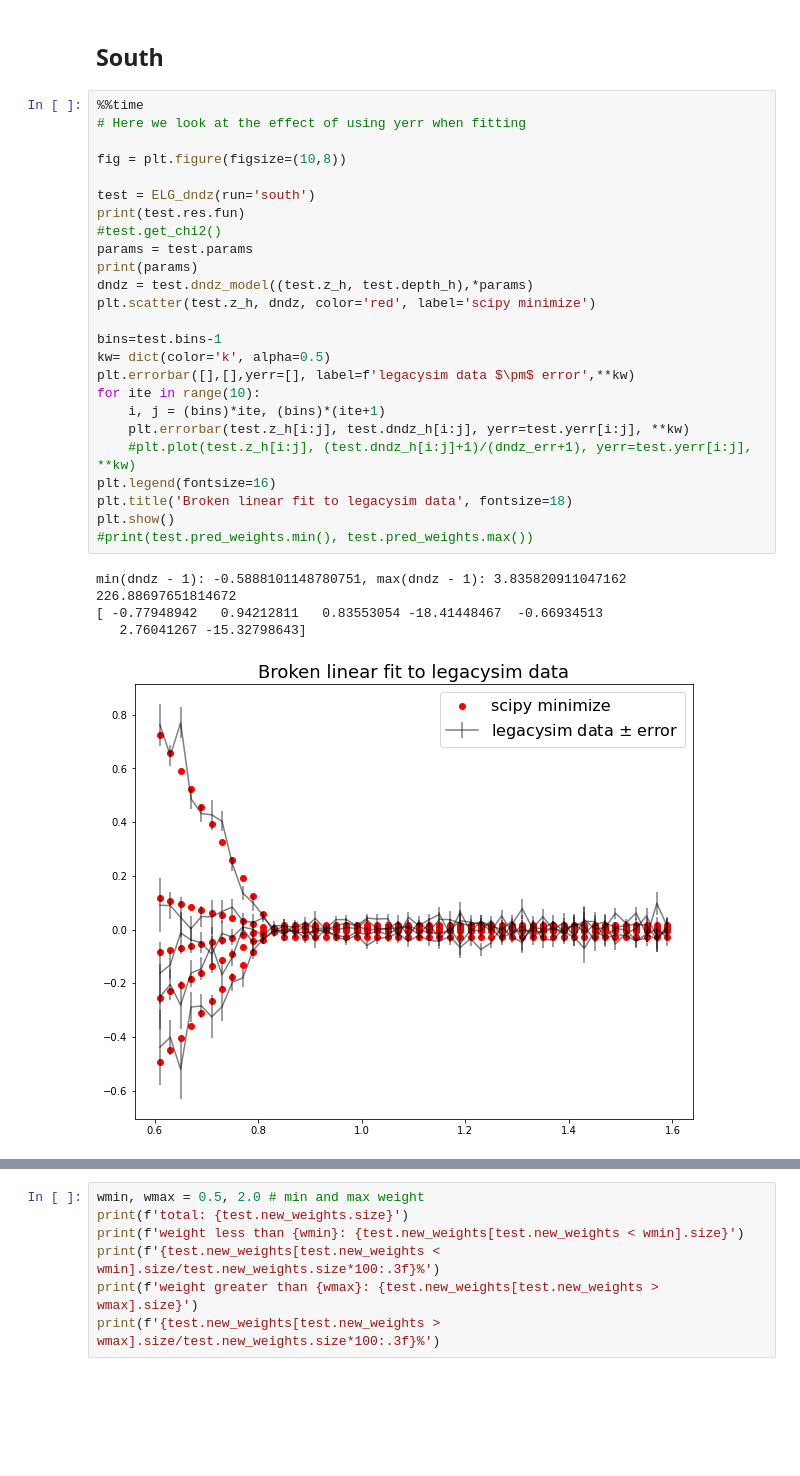
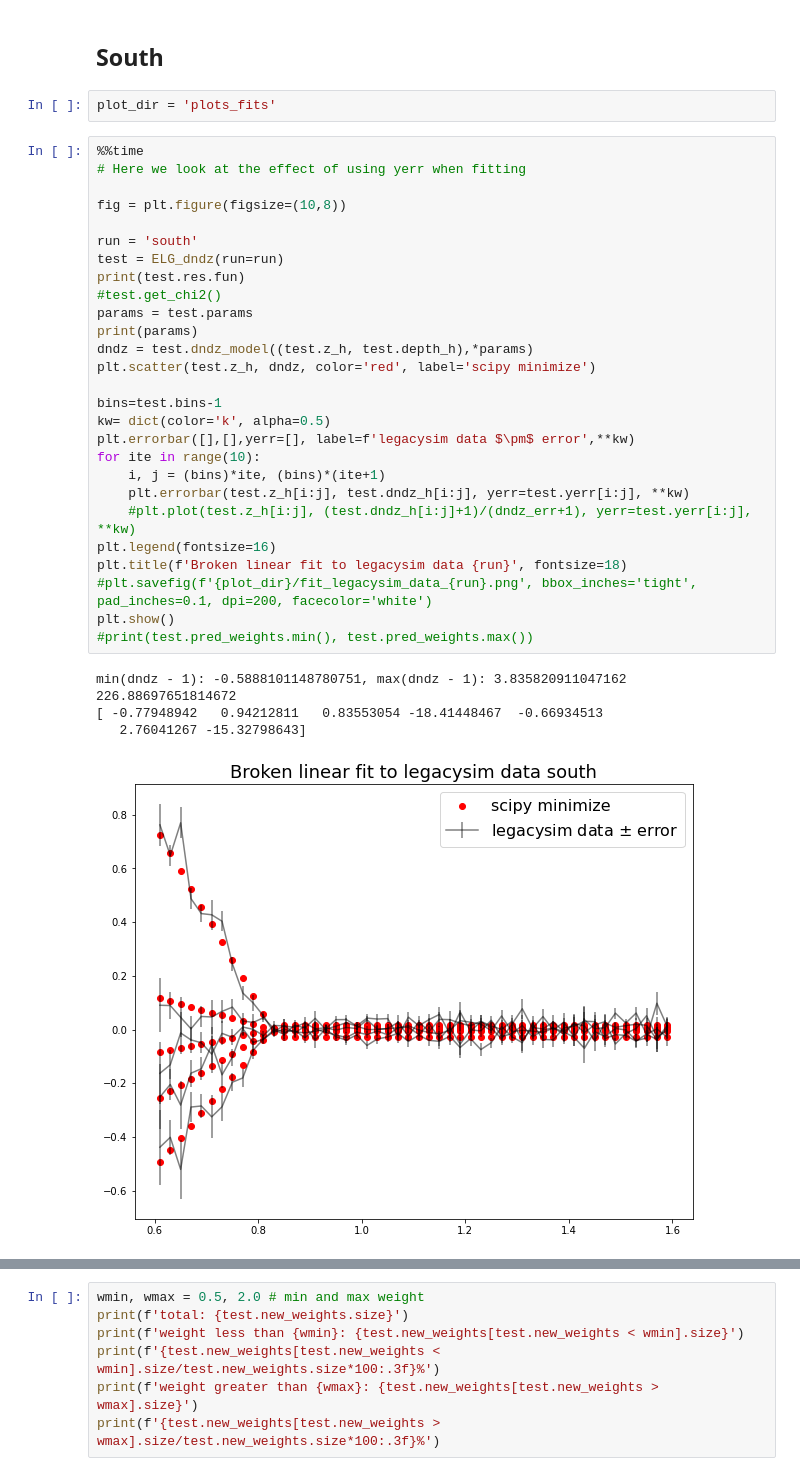
Before and after one commit to AlbertoRosado1/legacysim_runs, a Jupyter notebook: DA02/fitting_dndz.ipynb, the cells around one changed output, grey strips where cells are left out. Drawn from its saved outputs; the diff is of its cells as text; blank space fills up the shorter version.

Commit message:
saved figures

```diff
--- a/DA02/fitting_dndz.ipynb
+++ b/DA02/fitting_dndz.ipynb
@@ -204,34 +204,38 @@ class ELG_dndz:
             ax.legend(loc=4, ncol=2)
 # %% [markdown]
 ## South
+# %%
+plot_dir = 'plots_fits'
 # %%
 %%time
 # Here we look at the effect of using yerr when fitting
 
 fig = plt.figure(figsize=(10,8))
 
-test = ELG_dndz(run='south')
+run = 'south'
+test = ELG_dndz(run=run)
 print(test.res.fun)
 #test.get_chi2()
 params = test.params
 print(params)
 dndz = test.dndz_model((test.z_h, test.depth_h),*params)
 plt.scatter(test.z_h, dndz, color='red', label='scipy minimize')
 
 bins=test.bins-1
 kw= dict(color='k', alpha=0.5)
 plt.errorbar([],[],yerr=[], label=f'legacysim data $\pm$ error',**kw)
 for ite in range(10):
     i, j = (bins)*ite, (bins)*(ite+1)
     plt.errorbar(test.z_h[i:j], test.dndz_h[i:j], yerr=test.yerr[i:j], **kw)
     #plt.plot(test.z_h[i:j], (test.dndz_h[i:j]+1)/(dndz_err+1), yerr=test.yerr[i:j], **kw)
 plt.legend(fontsize=16)
-plt.title('Broken linear fit to legacysim data', fontsize=18)
+plt.title(f'Broken linear fit to legacysim data {run}', fontsize=18)
+#plt.savefig(f'{plot_dir}/fit_legacysim_data_{run}.png', bbox_inches='tight', pad_inches=0.1, dpi=200, facecolor='white')
 plt.show()
 #print(test.pred_weights.min(), test.pred_weights.max())
 # %% [output]
 min(dndz - 1): -0.5888101148780751, max(dndz - 1): 3.835820911047162
 226.88697651814672
 [ -0.77948942   0.94212811   0.83553054 -18.41448467  -0.66934513
    2.76041267 -15.32798643]
-[figure, old version]
+[figure, new version]
```
Also changed, not shown: parts of 4 cells of this notebook, 4 other files.
